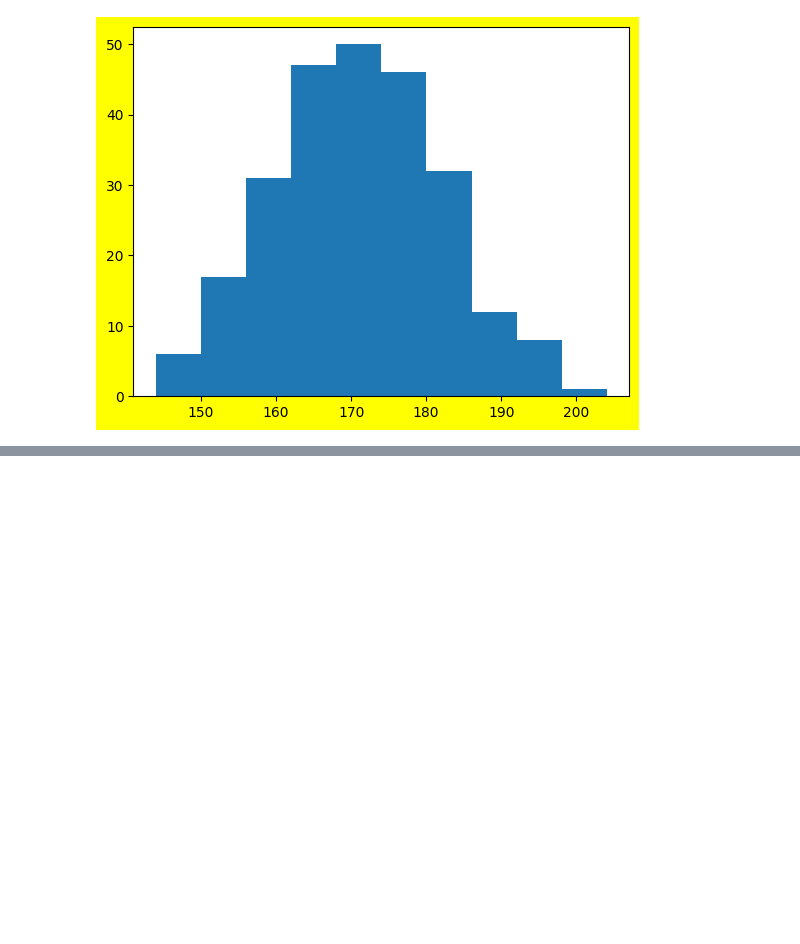
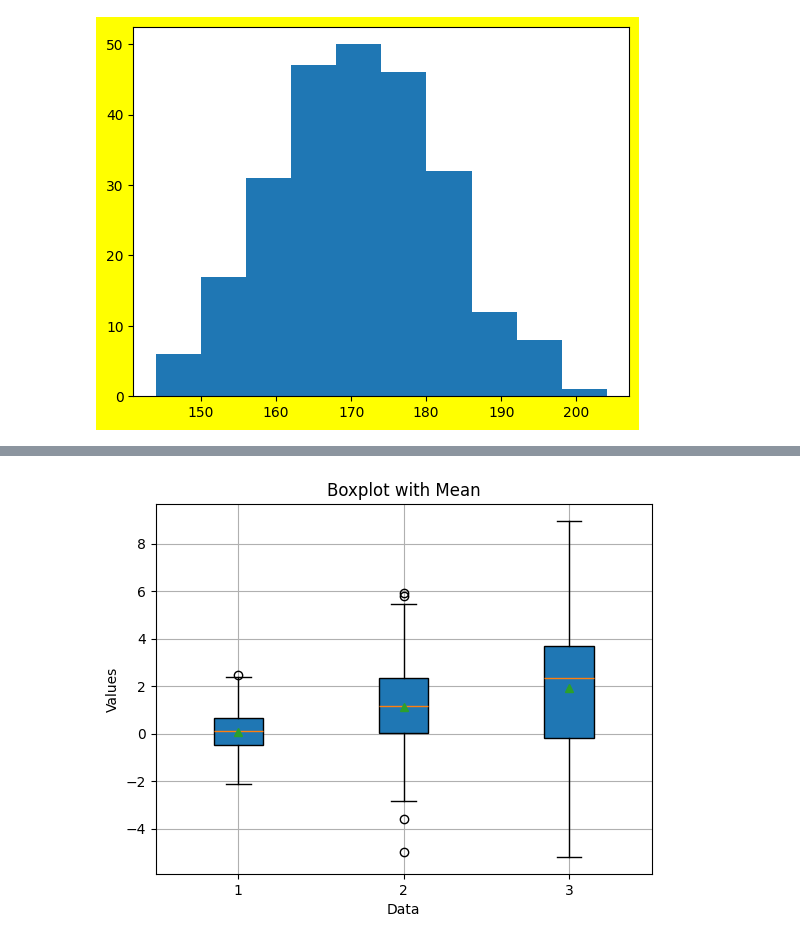
Before and after one commit to adarsh0707-kumar/AI---ML-Traning, a Jupyter notebook: Matplotlib.ipynb, the cells around one changed output, grey strips where cells are left out. Cells and saved outputs as stored; diff of their text form; code cells hidden in the pictures; blank space fills up the shorter version.

```diff
--- a/Matplotlib.ipynb
+++ b/Matplotlib.ipynb
@@ -157,0 +173,15 @@ plt.show()
+# %%
+np.random.seed(10)
+data1 = np.random.normal(loc=0, scale=1, size=100)
+data2 = np.random.normal(loc=1, scale=2, size=100)
+data3 = np.random.normal(loc=2, scale=3, size=100)
+
+plt.Figure(figsize=(10, 5))
+plt.boxplot([data1, data2, data3], patch_artist=True, label=["Data1", "Data2", "Data3"], showmeans=True)
+plt.title("Boxplot with Mean")
+plt.xlabel("Data")
+plt.ylabel("Values")
+plt.grid()
+plt.show()
+# %% [output]
+[figure, added]
```
Also changed, not shown: parts of 2 cells of this notebook.
